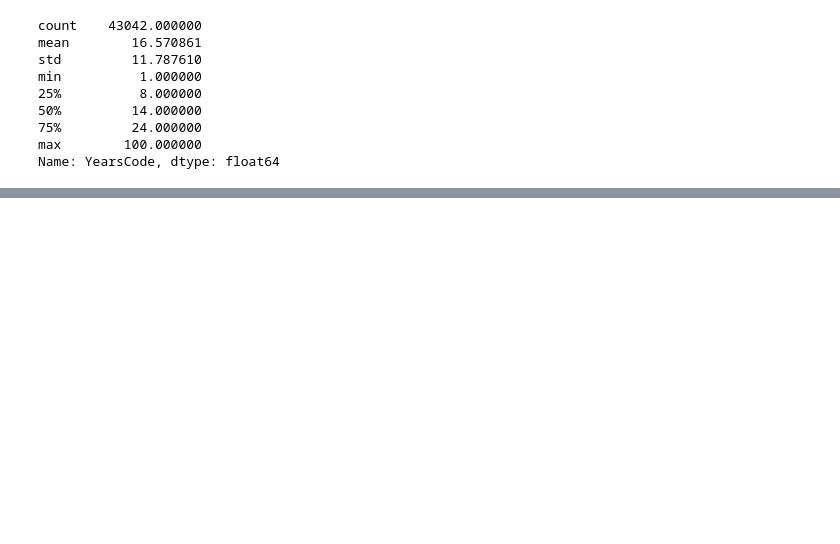
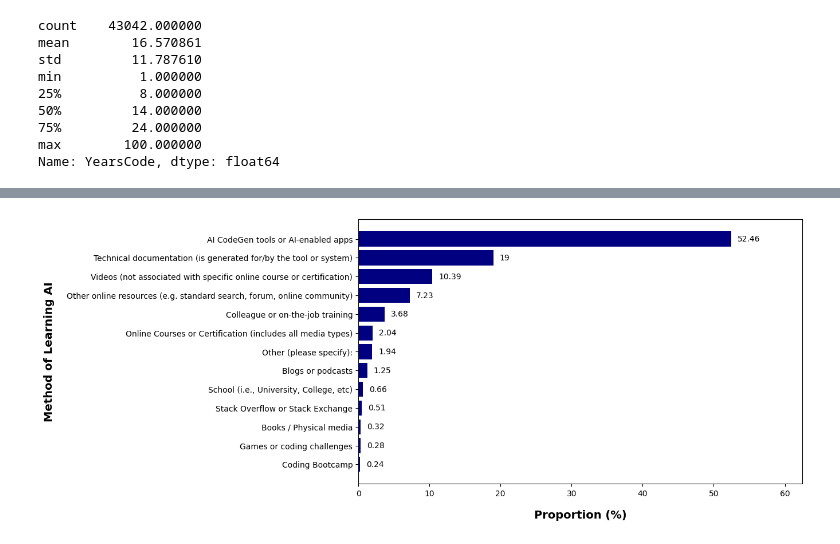
Before and after one commit to huyqng1412/IT680_Effectiveness-of-AI-in-CS, a Jupyter notebook: ai_cs_analysis.ipynb, the cells around one changed output, grey strips where cells are left out. Drawn from its saved outputs; the diff is of its cells as text; code cells hidden in the pictures; blank space fills up the shorter version.

Commit message:
Examining AI Learning Methods

```diff
--- a/ai_cs_analysis.ipynb
+++ b/ai_cs_analysis.ipynb
@@ -91,0 +114,2 @@ Name: YearsCode, dtype: float64
+# %%
+demog_ai['Age'] = pd.to_numeric(demog_ai['Age'], errors='coerce')
@@ -91,0 +168,5 @@ Name: YearsCode, dtype: float64
+# %%
+aihow_first_only = pd.DataFrame(demog_ai['AILearnHow'].str.split(';').str[0].value_counts(normalize=True).mul(100).round(2)).reset_index()
+aihow_first_only = aihow_first_only.sort_values(by='proportion', ascending=True)
+aihow_first_only.columns = ['AILearnHow', 'Proportion']
+aihow_first_only
@@ -92,2 +188,13 @@ Name: YearsCode, dtype: float64
 # %%
-import duckdb as ddb
+fig, ax = plt.subplots(figsize=(10, 6))
+
+fig = plt.barh(aihow_first_only['AILearnHow'], aihow_first_only['Proportion'], color='navy')
+
+ax.set_xlabel('Proportion (%)', fontsize=14, fontweight='bold', labelpad=15)
+ax.set_ylabel('Method of Learning AI', fontsize=14, fontweight='bold', labelpad=15)
+ax.bar_label(fig, padding=8)
+ax.set_xlim(right=aihow_first_only['Proportion'].max() + 10)
+
+plt.show()
+# %% [output]
+[figure, added]
```
Also changed, not shown: parts of 8 cells of this notebook.
